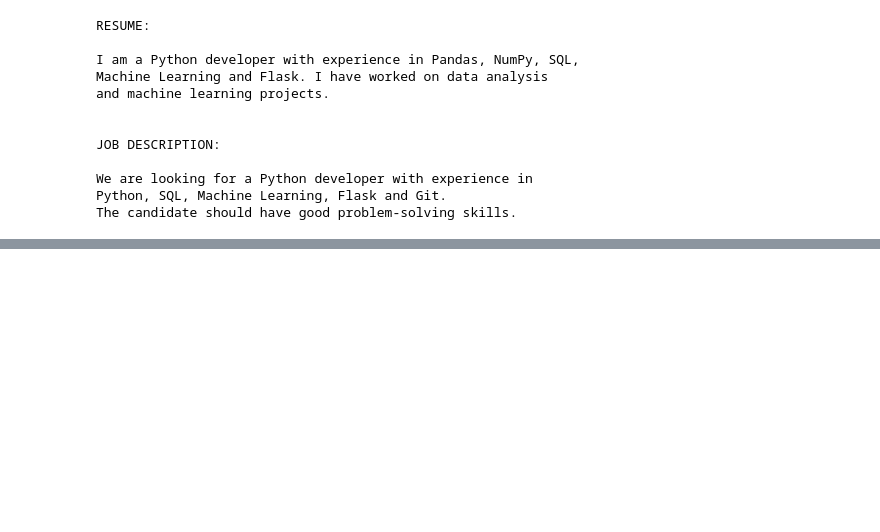
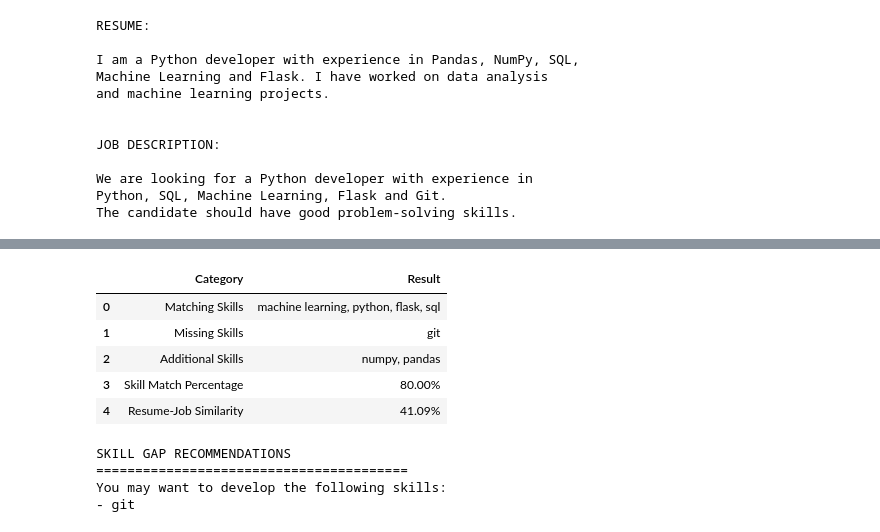
Before and after one commit to Kanchann27/ResumeMatch, a Jupyter notebook: 01_data_exploration.ipynb, the cells around one changed output, grey strips where cells are left out. Cells and saved outputs as stored; diff of their text form; code cells hidden in the pictures; blank space fills up the shorter version.

Commit message:
Initial commit: ResumeMatch project

```diff
--- a/01_data_exploration.ipynb
+++ b/01_data_exploration.ipynb
@@ -31,0 +190,9 @@ The candidate should have good problem-solving skills.
+# %%
+job_skills = []
+
+for skill in skills:
+    if skill in clean_job_text:
+        job_skills.append(skill)
+
+print("Job Description Skills:")
+print(job_skills)
@@ -31,0 +202,5 @@ The candidate should have good problem-solving skills.
+# %%
+matching_skills = list(set(resume_skills) & set(job_skills))
+
+print("Matching Skills:")
+print(matching_skills)
@@ -31,0 +210,5 @@ The candidate should have good problem-solving skills.
+# %%
+missing_skills = list(set(job_skills) - set(resume_skills))
+
+print("Missing Skills:")
+print(missing_skills)
@@ -31,0 +218,5 @@ The candidate should have good problem-solving skills.
+# %%
+extra_skills = list(set(resume_skills) - set(job_skills))
+
+print("Additional Resume Skills:")
+print(extra_skills)
@@ -31,0 +305,44 @@ The candidate should have good problem-solving skills.
+# %%
+import pandas as pd
+
+analysis = pd.DataFrame({
+    "Category": [
+        "Matching Skills",
+        "Missing Skills",
+        "Additional Skills",
+        "Skill Match Percentage",
+        "Resume-Job Similarity"
+    ],
+    "Result": [
+        ", ".join(matching_skills),
+        ", ".join(missing_skills),
+        ", ".join(extra_skills),
+        f"{skill_match_percentage:.2f}%",
+        f"{similarity_percentage:.2f}%"
+    ]
+})
+
+analysis
+# %% [output]
+|  | Category | Result |
+| 0 | Matching Skills | machine learning, python, flask, sql |
+| 1 | Missing Skills | git |
+| 2 | Additional Skills | numpy, pandas |
+| 3 | Skill Match Percentage | 80.00% |
+| 4 | Resume-Job Similarity | 41.09% |
+# %%
+print("SKILL GAP RECOMMENDATIONS")
+print("=" * 40)
+
+if missing_skills:
+    print("You may want to develop the following skills:")
+
+    for skill in missing_skills:
+        print(f"- {skill}")
+else:
+    print("No major skill gaps identified.")
+# %% [output]
+SKILL GAP RECOMMENDATIONS
+========================================
+You may want to develop the following skills:
+- git
```
Also changed, not shown: parts of 52 cells of this notebook, 16 other files.
